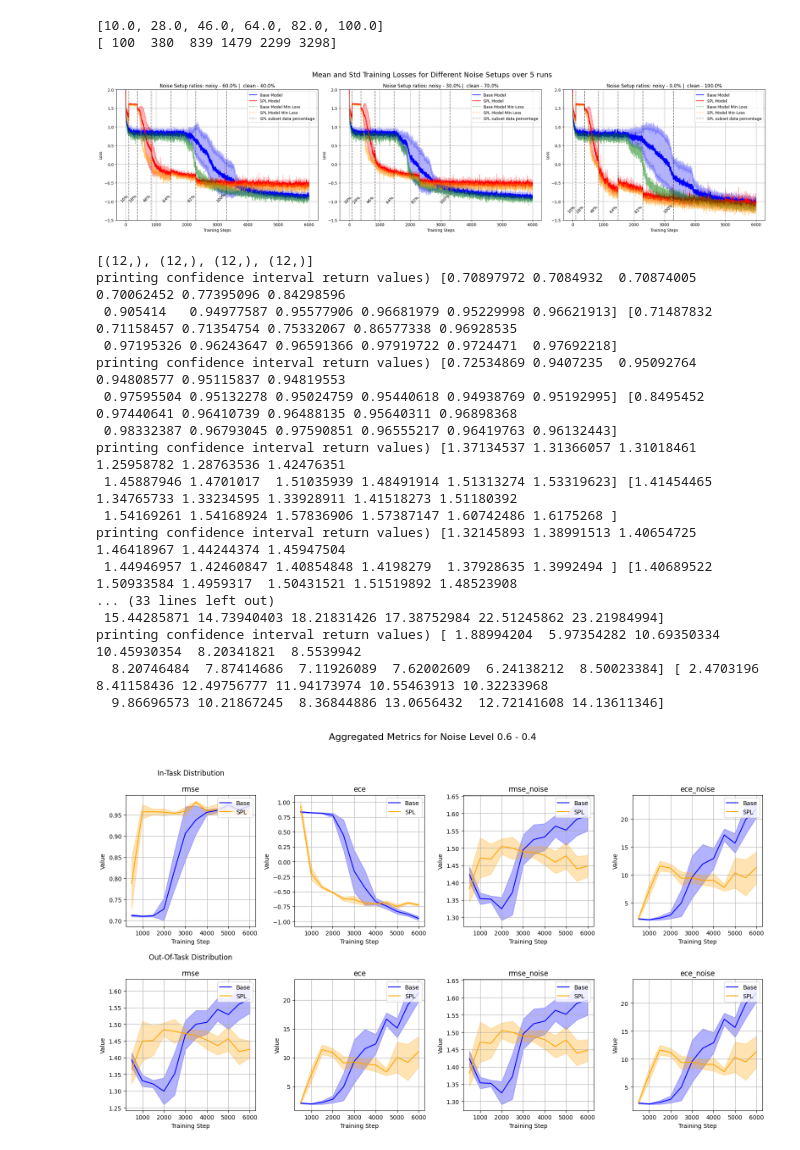
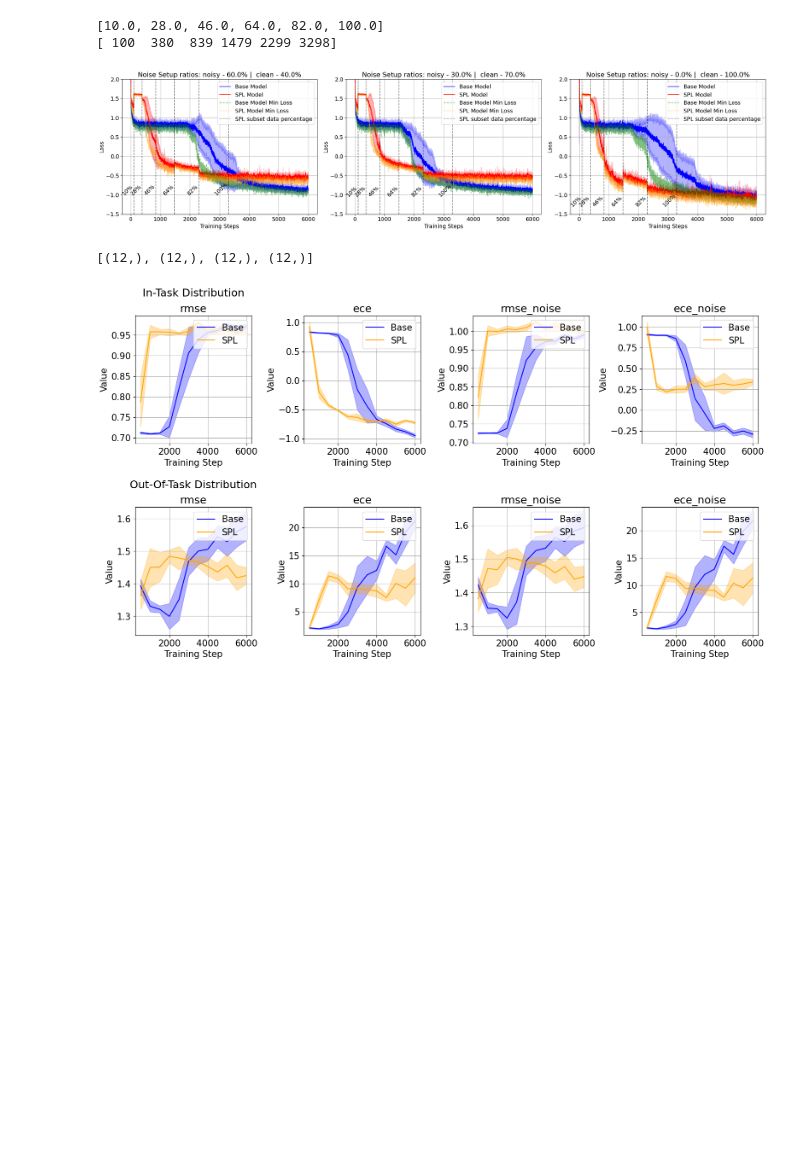
Before and after one commit to aszi09/CL_for_faster_Meta-learning, a Jupyter notebook: aa_experiment_scripts/spl_data_plot_aggregate_eval.ipynb, the cells around one changed output. Drawn from its saved outputs; the diff is of its cells as text; code cells hidden in the pictures; blank space fills up the shorter version.

Commit message:
added more evaluation and plotting code, also created plots for showcasing functions and spl binning the losses.

```diff
--- a/aa_experiment_scripts/spl_data_plot_aggregate_eval.ipynb
+++ b/aa_experiment_scripts/spl_data_plot_aggregate_eval.ipynb
@@ -66,6 +68,7 @@ noise_setup_directories = [d for d in os.listdir(experiment_directory) if os.pat
 num_noise_setups = len(noise_setup_directories)
 
 
+plt.rcParams.update({'font.size': 14})
 # Create a figure with subplots for each noise setup
 fig, axs = plt.subplots(1, num_noise_setups, figsize=(8 * num_noise_setups, 6))
 
@@ -146,7 +149,6 @@ for ax in axs:
     ax.legend(handles=handles, labels=labels)
 
 # Set the title for the entire figure
-fig.suptitle("Mean and Std Training Losses for Different Noise Setups over " + str(len(base_losses)) + " runs", fontsize=18)
 
 # Adjust layout
 plt.tight_layout()
@@ -159,7 +161,7 @@ fig.savefig("training_losses.png")
 # %% [output]
 [10.0, 28.0, 46.0, 64.0, 82.0, 100.0]
 [ 100  380  839 1479 2299 3298]
-[figure, old version]
+[figure, new version]
 # %%
 def comb_stds(mean, group_means, group_stds):
     # Calculate the combined standard deviation using the formula
@@ -183,38 +185,7 @@ def calculate_confidence_interval(mean, std, n, confidence_level=0.95):
     margin_of_error = t_score * (std / np.sqrt(n))
     lower_bound = mean - margin_of_error
     upper_bound = mean + margin_of_error
-    print("printing confidence interval return values)",lower_bound, upper_bound)
     return lower_bound, upper_bound
-
-
-def plot_aggregated_metrics(ax, aggregated_base_means, aggregated_base_stds, aggregated_spl_means, aggregated_spl_stds, noise_level, task_type, metrics):
-    eval_period_length = 500  # Evaluation period length in training steps
-
-    for i, metric in enumerate(metrics):
-        row = i // 2
-        col = i % 2
-
-        ax_curr = ax[row, col]
-
-        # Plot base model
-        x = [eval_period_length * (j + 1) for j in range(len(aggregated_base_means[metric]))]
-        ax_curr.plot(x, aggregated_base_means[metric], label='Base', color='blue')
-
-        # Plot SPL model with slight skew
-        ax_curr.plot([xi + 0.1 for xi in x], aggregated_spl_means[metric], label='SPL', color='orange')
-
-        # Plot shaded regions for standard deviations
-        ax_curr.fill_between(x, aggregated_base_means[metric] - aggregated_base_stds[metric], aggregated_base_means[metric] + aggregated_base_stds[metric], color='blue', alpha=0.3)
-        ax_curr.fill_between([xi + 0.1 for xi in x], aggregated_spl_means[metric] - aggregated_spl_stds[metric], aggregated_spl_means[metric] + aggregated_spl_stds[metric], color='orange', alpha=0.3)
-
-        ax_curr.set_title(f'{metric} - {task_type}')
-        ax_curr.set_xlabel('Training Step')
-        ax_curr.set_ylabel('Value')
-        ax_curr.grid(True)
-        ax_curr.legend(loc='upper right')
-
-    fig.suptitle(f'Aggregated Metrics for Noise Level {noise_level}', fontsize=16)
-    plt.tight_layout(rect=[0, 0.03, 1, 0.95])  # Adjust layout to accommodate the suptitle
 
 
 def plot_metrics(ax, metric, base_means, base_stds, spl_means, spl_stds, eval_period_length, n=10, confidence_level=0.95):
@@ -253,18 +224,19 @@ def plot_combined_metrics(base_in_means, base_in_stds, spl_in_means, spl_in_stds
         plot_metrics(axs[0, i], metric, base_in_means[metric], base_in_stds[metric], spl_in_means[metric], spl_in_stds[metric], eval_period_length)
         plot_metrics(axs[1, i], metric, base_out_means[metric], base_out_stds[metric], spl_out_means[metric], spl_out_stds[metric], eval_period_length)
 
-    fig.suptitle(f'Aggregated Metrics for Noise Level {noise_level}', fontsize=16)
 
     # Add subtitles below the main title
-    axs[0, 0].annotate('In-Task Distribution', xy=(0.5, 1.15), xycoords='axes fraction', ha='center', fontsize=12)  # Moved annotation higher
-    axs[1, 0].annotate('Out-Of-Task Distribution', xy=(0.5, 1.15), xycoords='axes fraction', ha='center', fontsize=12)  # Moved annotation higher
+    axs[0, 0].annotate('In-Task Distribution', xy=(0.5, 1.15), xycoords='axes fraction', ha='center', fontsize=18)  # Moved annotation higher
+    axs[1, 0].annotate('Out-Of-Task Distribution', xy=(0.5, 1.15), xycoords='axes fraction', ha='center', fontsize=18)  # Moved annotation higher
 
     plt.tight_layout(rect=[0, 0.03, 1, 0.95])
+    plt.savefig(f'aggregated_metrics_{noise_level}.png')
     plt.show()
 
 
 experiment_directory = "exp_ds_5runs"
 
+plt.rcParams.update({'font.size': 15})
 # Get the list of noise setup directories
 noise_setup_directories = [d for d in os.listdir(experiment_directory) if os.path.isdir(os.path.join(experiment_directory, d))]
 
@@ -298,8 +270,8 @@ for i, noise_setup_directory in enumerate(noise_setup_directories):
             if model_name == "base":
                 base_in_metrics["rmse"].append(metrics["training_intask_errors"]["rmse"])
                 base_in_metrics["ece"].append(metrics["training_intask_errors"]["ece"])
-                base_in_metrics["rmse_noise"].append(metrics["training_outtask_errors"]["rmse_noise"])
-                base_in_metrics["ece_noise"].append(metrics["training_outtask_errors"]["ece_noise"])
+                base_in_metrics["rmse_noise"].append(metrics["training_intask_errors"]["rmse_noise"])
+                base_in_metrics["ece_noise"].append(metrics["training_intask_errors"]["ece_noise"])
 
                 base_out_metrics["rmse"].append(metrics["training_outtask_errors"]["rmse"])
                 base_out_metrics["ece"].append(metrics["training_outtask_errors"]["ece"])
@@ -308,8 +280,8 @@ for i, noise_setup_directory in enumerate(noise_setup_directories):
             else:
                 spl_in_metrics["rmse"].append(metrics["training_intask_errors"]["rmse"])
                 spl_in_metrics["ece"].append(metrics["training_intask_errors"]["ece"])
-                spl_in_metrics["rmse_noise"].append(metrics["training_outtask_errors"]["rmse_noise"])
-                spl_in_metrics["ece_noise"].append(metrics["training_outtask_errors"]["ece_noise"])
+                spl_in_metrics["rmse_noise"].append(metrics["training_intask_errors"]["rmse_noise"])
+                spl_in_metrics["ece_noise"].append(metrics["training_intask_errors"]["ece_noise"])
 
                 spl_out_metrics["rmse"].append(metrics["training_outtask_errors"]["rmse"])
                 spl_out_metrics["ece"].append(metrics["training_outtask_errors"]["ece"])
@@ -351,48 +323,32 @@ for i, noise_setup_directory in enumerate(noise_setup_directories):
     aggregated_spl_out_means = {k: v.mean(axis=0) for k, v in spl_out_means.items()}
 
     # Aggregate the stds for spl_out_metrics
     aggregated_spl_out_stds = {k: v.std(axis=0) for k, v in spl_out_means.items()}
 
 
     # Aggregate the means for spl_in_metrics
     aggregated_spl_in_means = {k: v.mean(axis=0) for k, v in spl_in_means.items()}
 
     aggregated_spl_in_stds = {k: v.std(axis=0) for k, v in spl_in_means.items()}
 
     # Aggregate the means for spl_out_metrics
     aggregated_spl_out_means = {k: v.mean(axis=0) for k, v in spl_out_means.items()}
 
     # Aggregate the stds for spl_out_metrics
     aggregated_spl_out_stds = {k: v.std(axis=0) for k, v in spl_out_means.items()}
 
 
     # Aggregate the means for spl_in_metrics
     aggregated_spl_in_means = {k: v.mean(axis=0) for k, v in spl_in_means.items()}
 
     # Aggregate the stds for spl_in_metrics
     aggregated_spl_in_stds = {k: v.std(axis=0) for k, v in spl_in_means.items()}
 
 
     plot_combined_metrics(aggregated_base_in_means, aggregated_base_in_stds, aggregated_spl_in_means, aggregated_spl_in_stds,
                             aggregated_base_out_means, aggregated_base_out_stds, aggregated_spl_out_means, aggregated_spl_out_stds,
                             noise_levels[0] + " - " + noise_levels[1])
 # %% [output]
 [(12,), (12,), (12,), (12,)]
-printing confidence interval return values) [0.70897972 0.7084932  0.70874005 0.70062452 0.77395096 0.84298596
- 0.905414   0.94977587 0.95577906 0.96681979 0.95229998 0.96621913] [0.71487832 0.71158457 0.71354754 0.75332067 0.86577338 0.96928535
- 0.97195326 0.96243647 0.96591366 0.97919722 0.9724471  0.97692218]
-printing confidence interval return values) [0.72534869 0.9407235  0.95092764 0.94808577 0.95115837 0.94819553
- 0.97595504 0.95132278 0.95024759 0.95440618 0.94938769 0.95192995] [0.8495452  0.97440641 0.96410739 0.96488135 0.95640311 0.96898368
- 0.98332387 0.96793045 0.97590851 0.96555217 0.96419763 0.96132443]
-printing confidence interval return values) [1.37134537 1.31366057 1.31018461 1.25958782 1.28763536 1.42476351
- 1.45887946 1.4701017  1.51035939 1.48491914 1.51313274 1.53319623] [1.41454465 1.34765733 1.33234595 1.33928911 1.41518273 1.51180392
- 1.54169261 1.54168924 1.57836906 1.57387147 1.60742486 1.6175268 ]
-printing confidence interval return values) [1.32145893 1.38991513 1.40654725 1.46418967 1.44244374 1.45947504
- 1.44946957 1.42460847 1.40854848 1.4198279  1.37928635 1.3992494 ] [1.40689522 1.50933584 1.4959317  1.50431521 1.51519892 1.48523908
-... (33 lines left out)
- 15.44285871 14.73940403 18.21831426 17.38752984 22.51245862 23.21984994]
-printing confidence interval return values) [ 1.88994204  5.97354282 10.69350334 10.45930354  8.20341821  8.5539942
-  8.20746484  7.87414686  7.11926089  7.62002609  6.24138212  8.50023384] [ 2.4703196   8.41158436 12.49756777 11.94173974 10.55463913 10.32233968
-  9.86696573 10.21867245  8.36844886 13.0656432  12.72141608 14.13611346]
-[figure, old version]
+[figure, new version]
 [(12,), (12,), (12,), (12,)]
```
Also changed, not shown: parts of 9 cells of this notebook, 14 other files.
